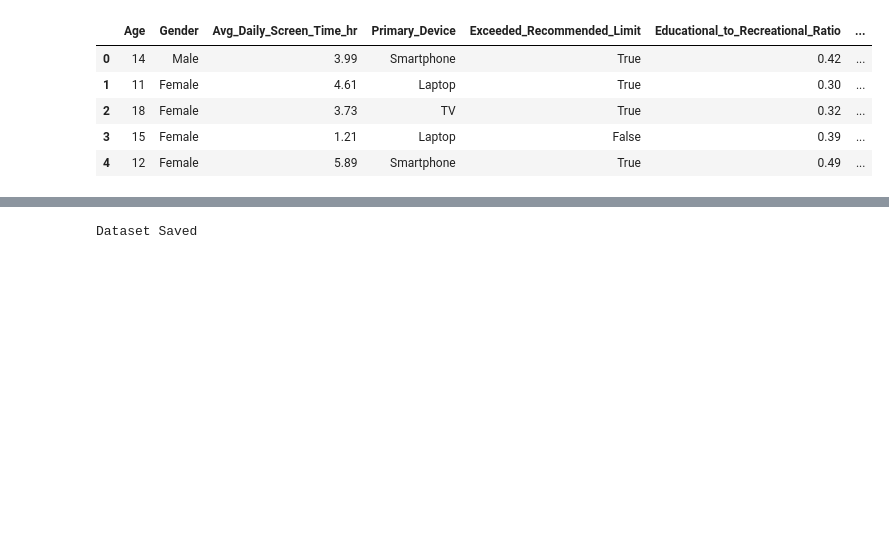
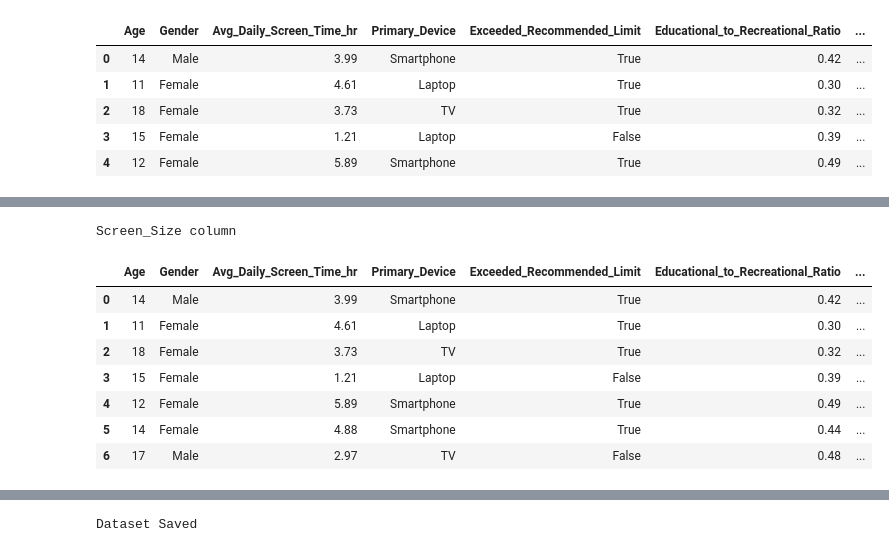
Before and after one commit to springboardmentor2468a-lab/Projects, a Jupyter notebook: Week2_Task.ipynb, the cells around one changed output, grey strips where cells are left out. Saved outputs shown, nothing was run; the diff lists cells and outputs as text; code cells hidden in the pictures; blank space fills up the shorter version.

```diff
--- a/Week2_Task.ipynb
+++ b/Week2_Task.ipynb
@@ -260,3 +243,13 @@ Data with Health Category:
 | 7 | 10 | Male | 2.74 | TV | True | 0.54 | ... |
 | 8 | 14 | Male | 4.61 | Laptop | True | 0.36 | ... |
 | 9 | 18 | Male | 3.24 | Tablet | True | 0.48 | ... |
+# %%
+# Creating the new 'Device_Category' column
+def categorize_device(device):
+    if device == 'TV':
+        return 'Wall-mounted'
+    else:
+        return 'Portable'
+df['Device_Category'] = df['Primary_Device'].apply(categorize_device)
+print("Device_Category column")
+df.head(10)
@@ -262,0 +269,21 @@ Data with Health Category:
+# %%
+# Creating new 'Screen_Size' column
+
+def categorize_screen_size(device):
+    if device == 'TV':
+        return '>=30"'
+    else:
+        return '<30"'
+df['Screen_Size'] = df['Primary_Device'].apply(categorize_screen_size)
+print("Screen_Size column")
+df.head(7)
+# %% [output]
+Screen_Size column
+|  | Age | Gender | Avg_Daily_Screen_Time_hr | Primary_Device | Exceeded_Recommended_Limit | Educational_to_Recreational_Ratio | ... |
+| 0 | 14 | Male | 3.99 | Smartphone | True | 0.42 | ... |
+| 1 | 11 | Female | 4.61 | Laptop | True | 0.30 | ... |
+| 2 | 18 | Female | 3.73 | TV | True | 0.32 | ... |
+| 3 | 15 | Female | 1.21 | Laptop | False | 0.39 | ... |
+| 4 | 12 | Female | 5.89 | Smartphone | True | 0.49 | ... |
+| 5 | 14 | Female | 4.88 | Smartphone | True | 0.44 | ... |
+| 6 | 17 | Male | 2.97 | TV | False | 0.48 | ... |
```
Also changed, not shown: parts of 6 cells of this notebook.
